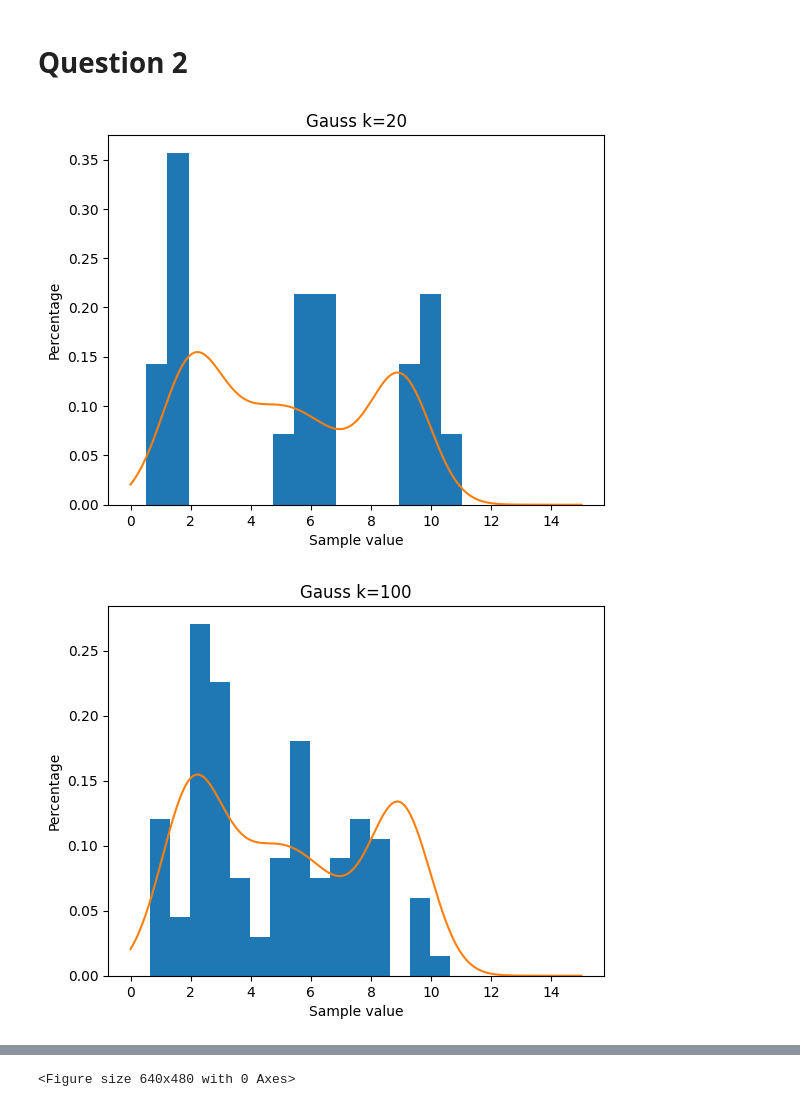
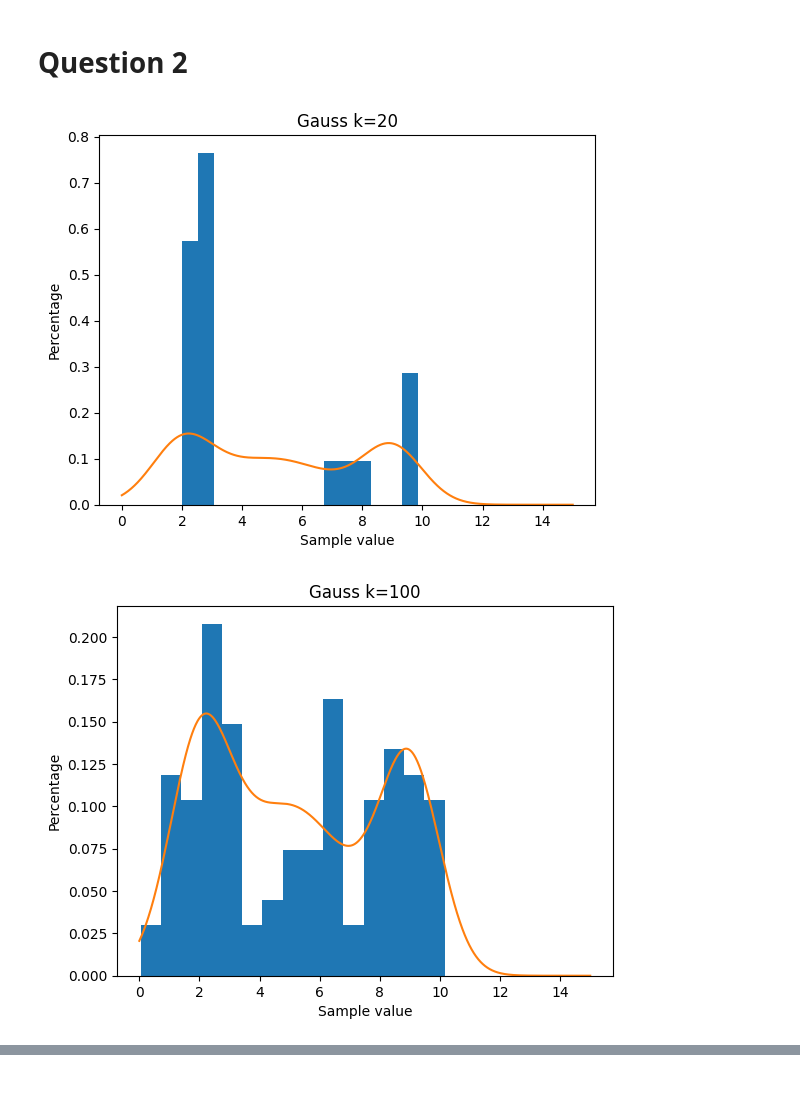
Before and after one commit to Hjalte01/REX, a Jupyter notebook: week_2/Assignment_1.ipynb, the cells around one changed output, grey strips where cells are left out. Cells and saved outputs as stored; diff of their text form; code cells hidden in the pictures.

Commit message:
fixed sample to gauss and savefig

```diff
--- a/week_2/Assignment_1.ipynb
+++ b/week_2/Assignment_1.ipynb
@@ -88,34 +87,35 @@ def plot_hist(k, y):
     # Add the true distribution p(x)
     x_p = np.linspace(0, 15, 1000)
     y_p = [p(i) for i in x_p]
     plt.plot(x_p, y_p)
     plt.title(f"Gauss k={k}")
     plt.xlabel("Sample value")
     plt.ylabel("Percentage")
+    # plt.savefig(f"gauss_k_{k}")
     plt.show()
 
-    plt.savefig(f"gauss_k_{k}")
+
     return y
 
 def SIR(k):
     # Sample from q
-    samples = q_uniform(k)
+    samples = q_gauss(k)
     # Generate weights
     weights = gen_weights(samples)
     # normalize weights
     weights = [i/sum(weights) for i in weights]
 
     # Resample step
     indicies = np.random.choice(range(k), k, p=weights)
     new_samples = [samples[i] for i in indicies]
 
     # Plot the resut of the resampling
     plot_hist(k, new_samples)
 
 
 SIR(20)
 SIR(100)
 SIR(1000)
 # %% [output]
-[figure, old version]
+[figure, new version]
-[figure, old version]
+[figure, new version]
@@ -123 +122,0 @@ SIR(1000)
-<Figure size 640x480 with 0 Axes>
```
Also changed, not shown: parts of 2 cells of this notebook, 6 other files.
